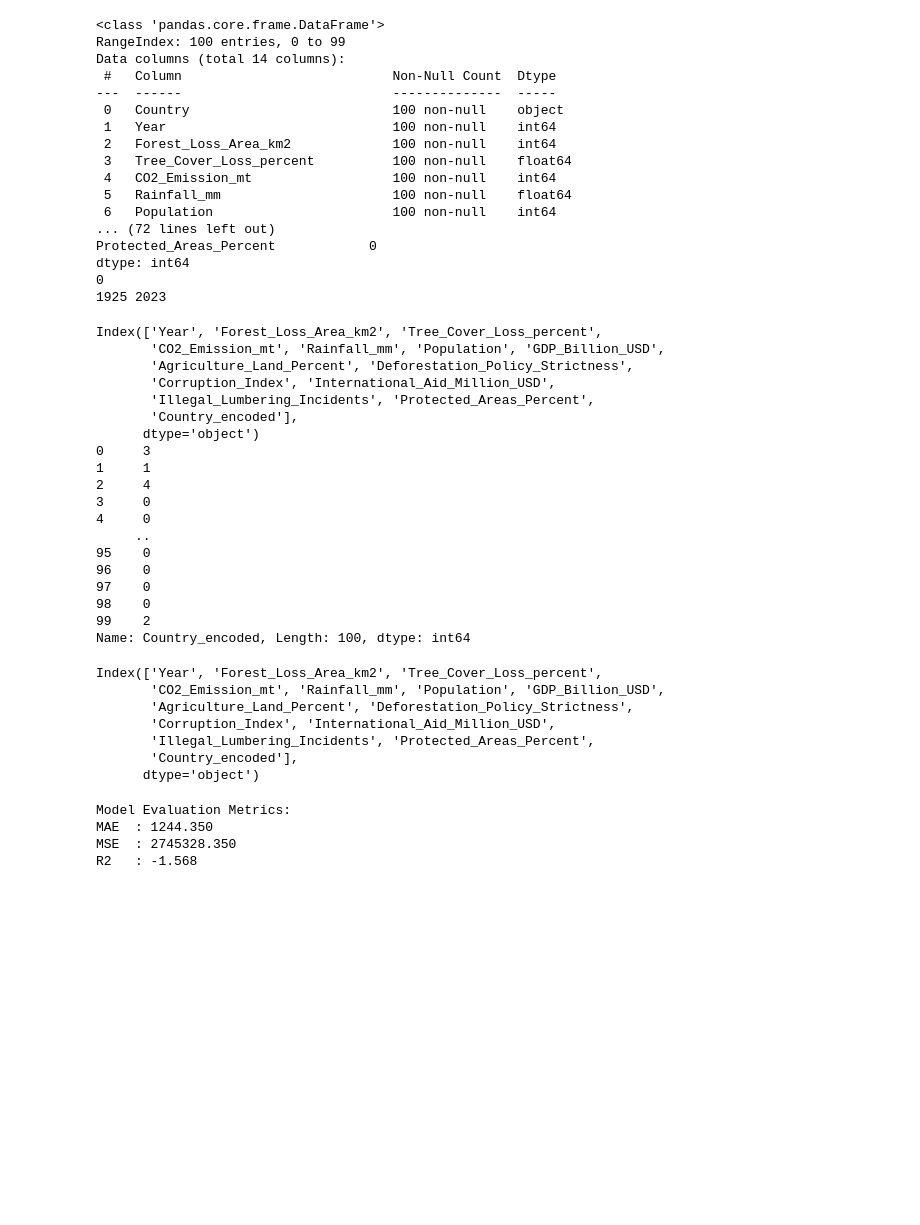
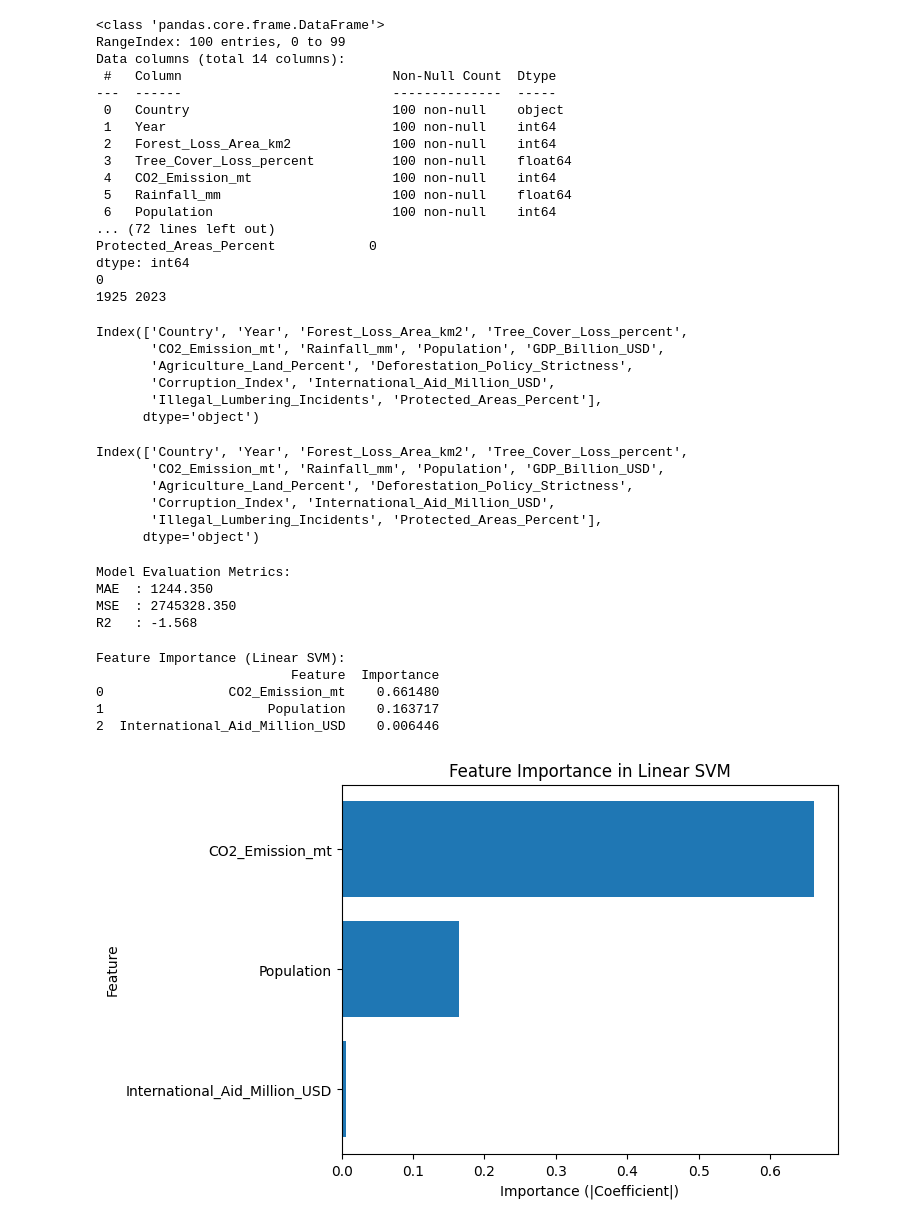
Before and after one commit to Ansh1803/ML, a Jupyter notebook: Deforest.ipynb, the cells around one changed output. Saved outputs shown, nothing was run; the diff lists cells and outputs as text; code cells hidden in the pictures; blank space fills up the shorter version.

```diff
--- a/Deforest.ipynb
+++ b/Deforest.ipynb
@@ -58,31 +58,23 @@ dtype: int64
 # %%
 df.select_dtypes(include='object').columns
 print(df.columns)
-print(df["Country_encoded"])
+df_encoded = pd.get_dummies(
+    df,
+    columns=["Country"],
+    drop_first=True ,
+    dtype=int
+)
 # %% [output]
-Index(['Year', 'Forest_Loss_Area_km2', 'Tree_Cover_Loss_percent',
+Index(['Country', 'Year', 'Forest_Loss_Area_km2', 'Tree_Cover_Loss_percent',
        'CO2_Emission_mt', 'Rainfall_mm', 'Population', 'GDP_Billion_USD',
        'Agriculture_Land_Percent', 'Deforestation_Policy_Strictness',
        'Corruption_Index', 'International_Aid_Million_USD',
-       'Illegal_Lumbering_Incidents', 'Protected_Areas_Percent',
-       'Country_encoded'],
+       'Illegal_Lumbering_Incidents', 'Protected_Areas_Percent'],
       dtype='object')
-0     3
-1     1
-2     4
-3     0
-4     0
-     ..
-95    0
-96    0
-97    0
-98    0
-99    2
-Name: Country_encoded, Length: 100, dtype: int64
 # %%
 from sklearn.preprocessing import StandardScaler
-df.select_dtypes(include='int').columns
-withot_scaled=df[["CO2_Emission_mt","Population","International_Aid_Million_USD"]]
+df_encoded.select_dtypes(include='int').columns
+withot_scaled=df_encoded[["CO2_Emission_mt","Population","International_Aid_Million_USD"]]
 scaler = StandardScaler()
 x_scaled = scaler.fit_transform(withot_scaled)
 # %%
@@ -96,12 +88,11 @@ svm_model = SVC(kernel='rbf')  # SVM for classification
 svm_model.fit(x_train, y_train)
 y_pred = svm_model.predict(x_test)
 # %% [output]
-Index(['Year', 'Forest_Loss_Area_km2', 'Tree_Cover_Loss_percent',
+Index(['Country', 'Year', 'Forest_Loss_Area_km2', 'Tree_Cover_Loss_percent',
        'CO2_Emission_mt', 'Rainfall_mm', 'Population', 'GDP_Billion_USD',
        'Agriculture_Land_Percent', 'Deforestation_Policy_Strictness',
        'Corruption_Index', 'International_Aid_Million_USD',
-       'Illegal_Lumbering_Incidents', 'Protected_Areas_Percent',
-       'Country_encoded'],
+       'Illegal_Lumbering_Incidents', 'Protected_Areas_Percent'],
       dtype='object')
 # %%
 # Mean Absolute Error
@@ -122,3 +113,39 @@ Model Evaluation Metrics:
 MAE  : 1244.350
 MSE  : 2745328.350
 R2   : -1.568
+# %%
+
+import numpy as np
+import pandas as pd
+
+# Assuming you used the linear SVM model
+linear_svm = SVC(kernel='linear')
+linear_svm.fit(x_train, y_train)
+
+# Get feature importance (absolute value of coefficients)
+importance = np.abs(linear_svm.coef_[0])
+
+# Match them to column names
+feature_importance = pd.DataFrame({
+    "Feature": ["CO2_Emission_mt", "Population", "International_Aid_Million_USD"],
+    "Importance": importance
+}).sort_values(by="Importance", ascending=False)
+
+print("Feature Importance (Linear SVM):")
+print(feature_importance)
+
+# Visualize
+import matplotlib.pyplot as plt
+plt.barh(feature_importance["Feature"], feature_importance["Importance"])
+plt.xlabel("Importance (|Coefficient|)")
+plt.ylabel("Feature")
+plt.title("Feature Importance in Linear SVM")
+plt.gca().invert_yaxis()
+plt.show()
+# %% [output]
+Feature Importance (Linear SVM):
+                         Feature  Importance
+0                CO2_Emission_mt    0.661480
+1                     Population    0.163717
+2  International_Aid_Million_USD    0.006446
+[figure, added]
```
Also changed, not shown: parts of 4 cells of this notebook.
